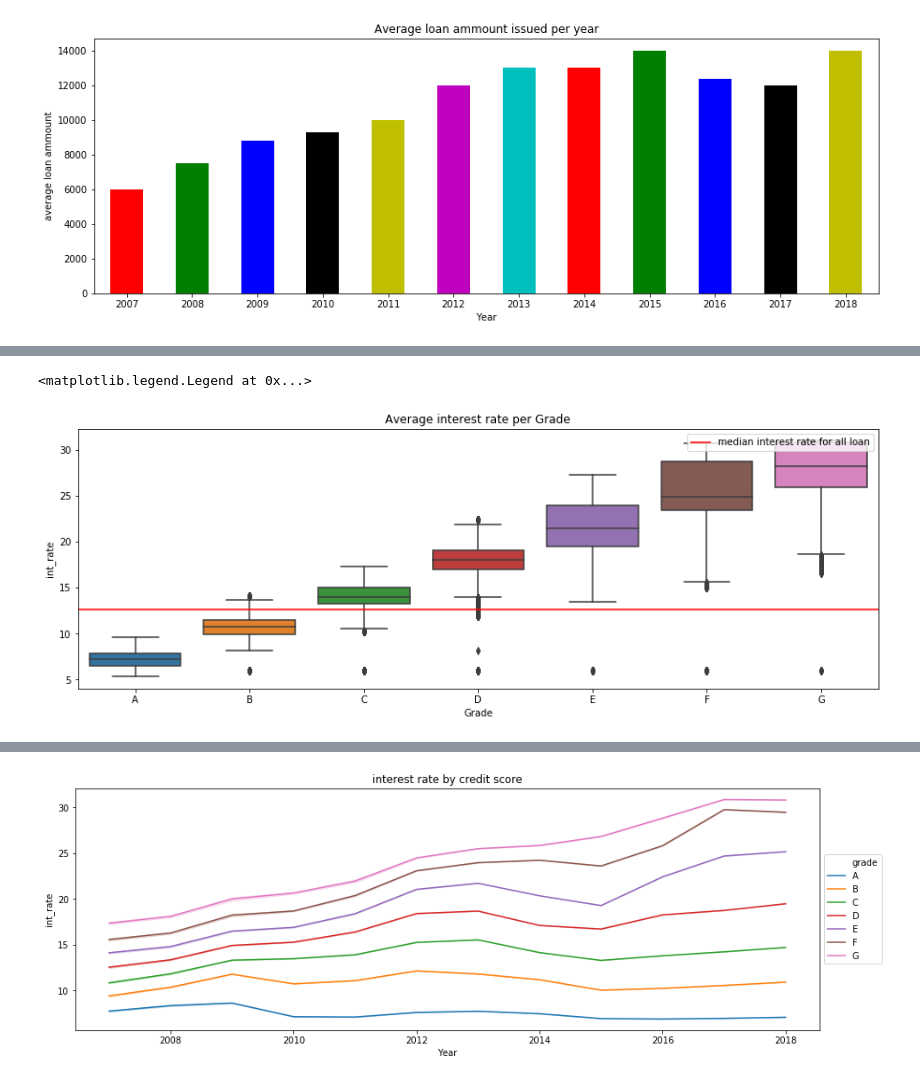
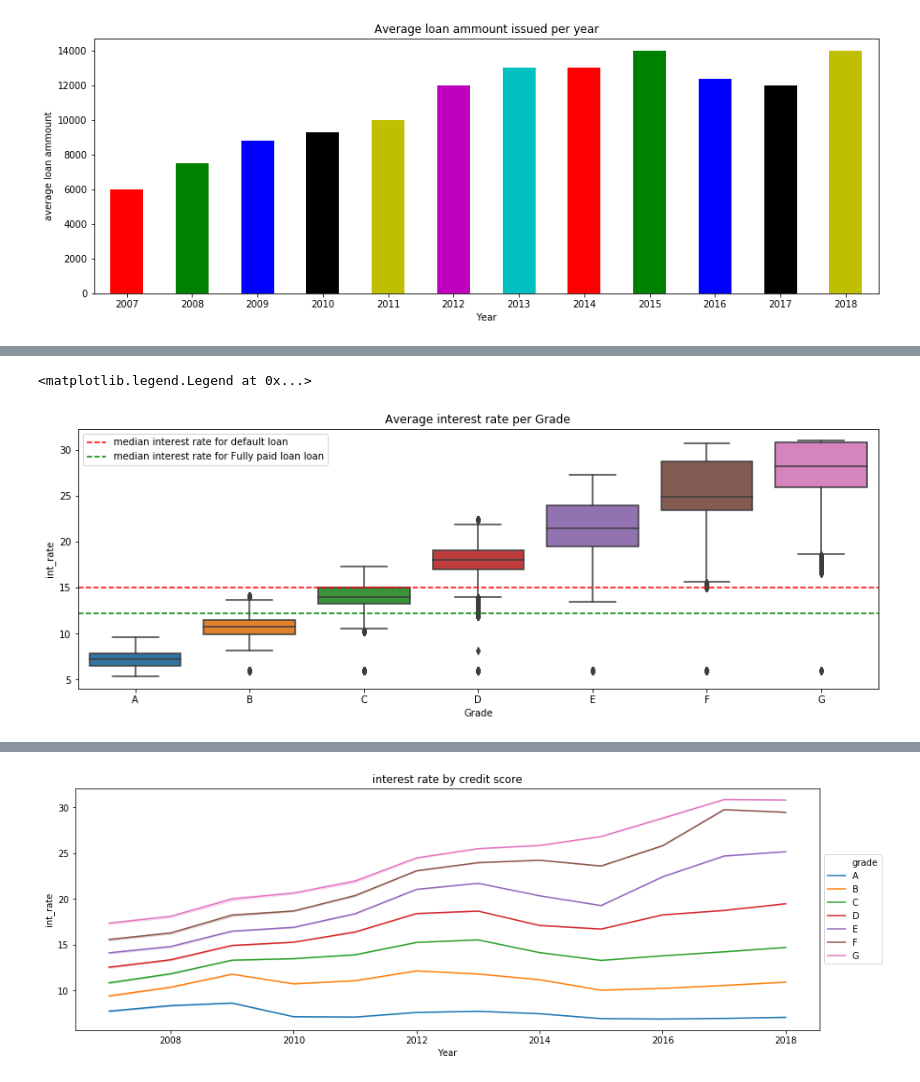
Before and after one commit to bacover/Capstone, a Jupyter notebook: Untitled.ipynb, the cells around one changed output, grey strips where cells are left out. Drawn from its saved outputs; the diff is of its cells as text; code cells hidden in the pictures.

```diff
--- a/Untitled.ipynb
+++ b/Untitled.ipynb
@@ -176,14 +176,23 @@ Text(0.5, 1.0, 'Loan ammount Frequency for Fully paid and defaulted ')
 # %%
 #df.groupby('grade')['int_rate'].agg({"":'median'}).unstack(1).plot(kind='bar')
 sns.boxplot(x='grade',y='int_rate',data=df,order=['A','B','C','D','E','F','G'])
 plt.xlabel('Grade')
 #plt.xticks(["A","B","C","D","E","F","G"])
 positions = range(0,7)
 labels = ("A","B","C","D","E","F","G")
 median = df.int_rate.median()
-plt.axhline(median,color='r',label = 'median interest rate for all loan',)
+#plt.axhline(median,color='r',label = 'median interest rate for all loan',)
+
+temp = df[df.loan_status=='Charged Off']
+median =temp.int_rate.median()
+plt.axhline(median,color='r',label = 'median interest rate for default loan',linestyle ="--")
+
+temp = df[df.loan_status=='Fully Paid']
+median =temp.int_rate.median()
+plt.axhline(median,color='g',label = 'median interest rate for Fully paid loan loan',linestyle ="--")
+
 plt.title('Average interest rate per Grade')
-plt.legend(loc = 'upper right')
+plt.legend(loc = 'upper left')
 # %% [output]
 <matplotlib.legend.Legend at 0x...>
-[figure, old version]
+[figure, new version]
```
Also changed, not shown: parts of 25 cells of this notebook.
